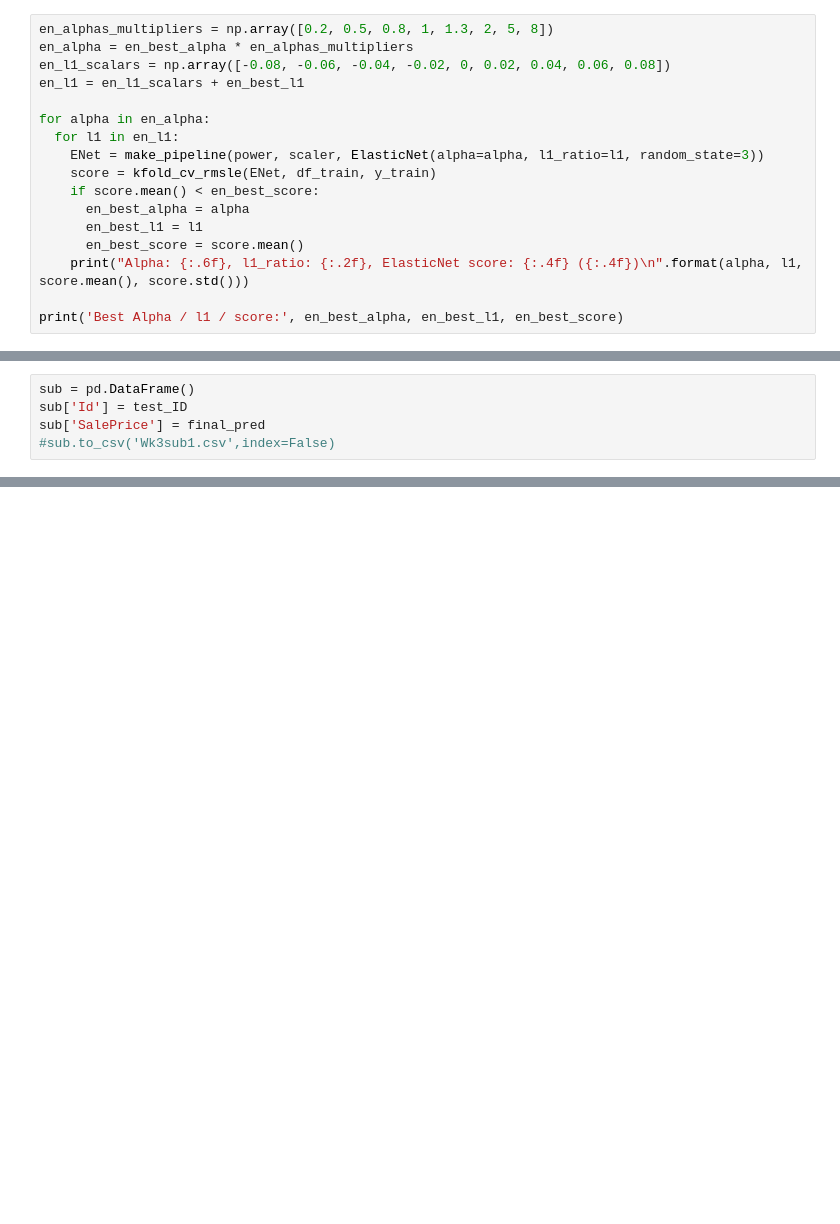
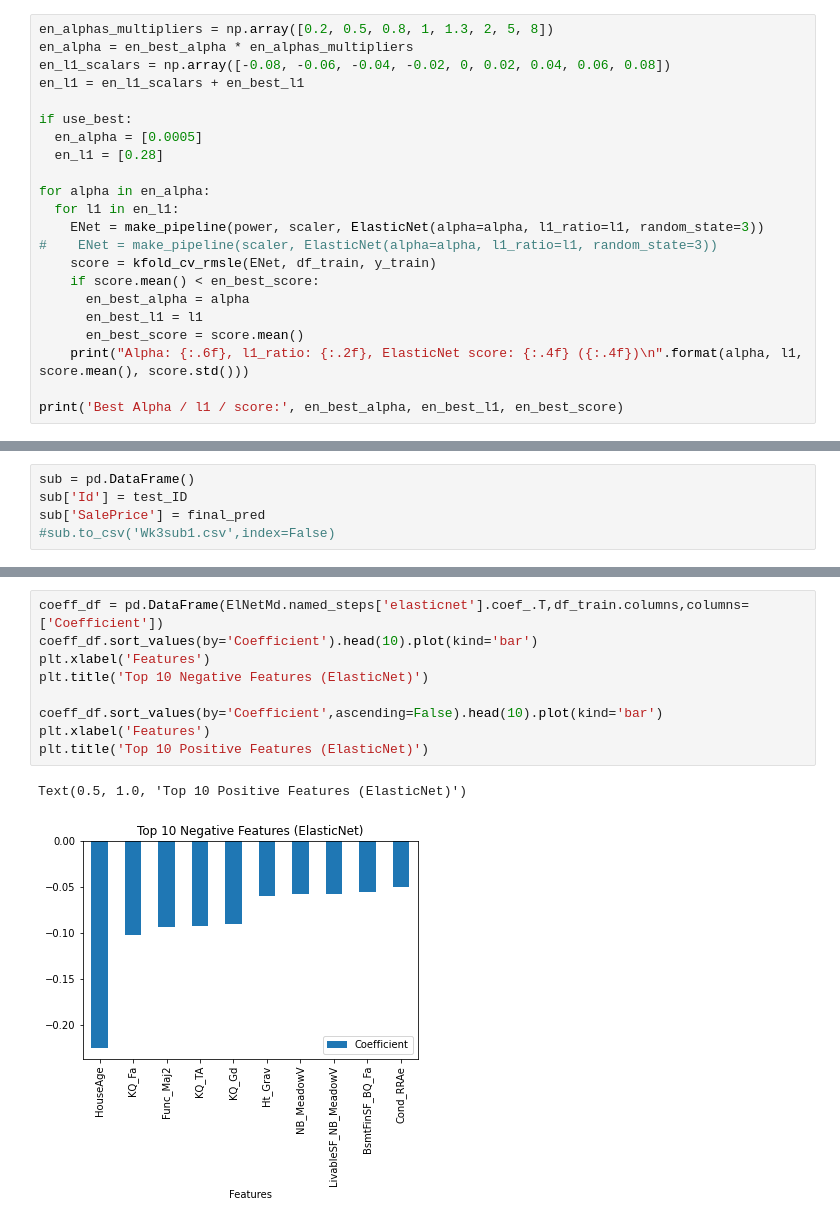
Before and after one commit to weswest/MSDS422, a Jupyter notebook: MSDS_422_Assignment3.ipynb, the cells around one changed output, grey strips where cells are left out. Saved outputs shown, nothing was run; the diff lists cells and outputs as text; blank space fills up the shorter version.

```diff
--- a/MSDS_422_Assignment3.ipynb
+++ b/MSDS_422_Assignment3.ipynb
@@ -1278,9 +1404,14 @@ en_alpha = en_best_alpha * en_alphas_multipliers
 en_l1_scalars = np.array([-0.08, -0.06, -0.04, -0.02, 0, 0.02, 0.04, 0.06, 0.08])
 en_l1 = en_l1_scalars + en_best_l1
 
+if use_best:
+  en_alpha = [0.0005]
+  en_l1 = [0.28]
+
 for alpha in en_alpha:
   for l1 in en_l1:
     ENet = make_pipeline(power, scaler, ElasticNet(alpha=alpha, l1_ratio=l1, random_state=3))
+#    ENet = make_pipeline(scaler, ElasticNet(alpha=alpha, l1_ratio=l1, random_state=3))
     score = kfold_cv_rmsle(ENet, df_train, y_train)
     if score.mean() < en_best_score:
       en_best_alpha = alpha
@@ -1359,0 +1571,12 @@ sub['SalePrice'] = final_pred
+# %%
+coeff_df = pd.DataFrame(ElNetMd.named_steps['elasticnet'].coef_.T,df_train.columns,columns=['Coefficient'])
+coeff_df.sort_values(by='Coefficient').head(10).plot(kind='bar')
+plt.xlabel('Features')
+plt.title('Top 10 Negative Features (ElasticNet)')
+
+coeff_df.sort_values(by='Coefficient',ascending=False).head(10).plot(kind='bar')
+plt.xlabel('Features')
+plt.title('Top 10 Positive Features (ElasticNet)')
+# %% [output]
+Text(0.5, 1.0, 'Top 10 Positive Features (ElasticNet)')
+[figure, added]
```
Also changed, not shown: parts of 29 cells of this notebook.
